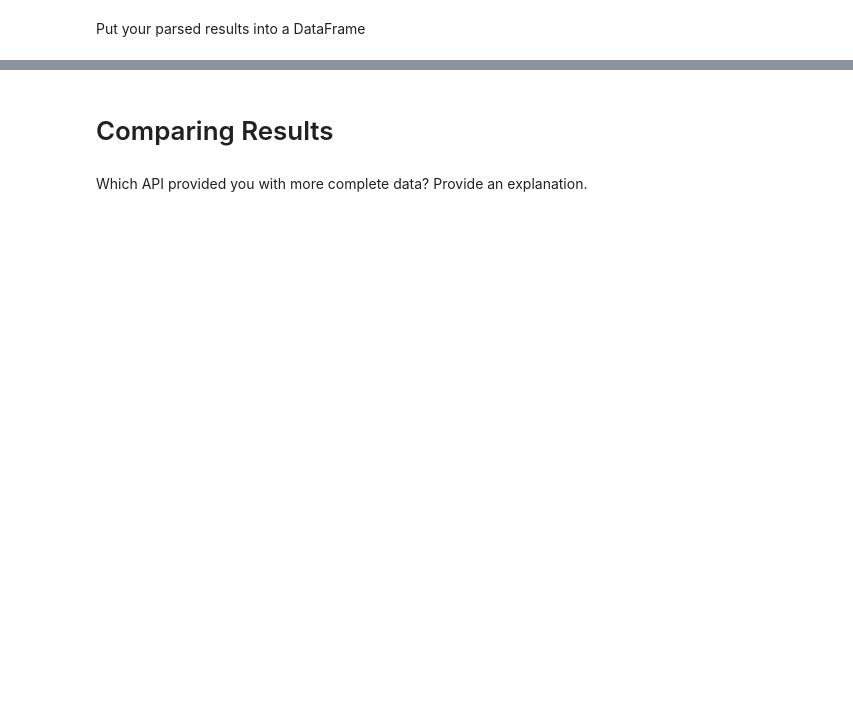
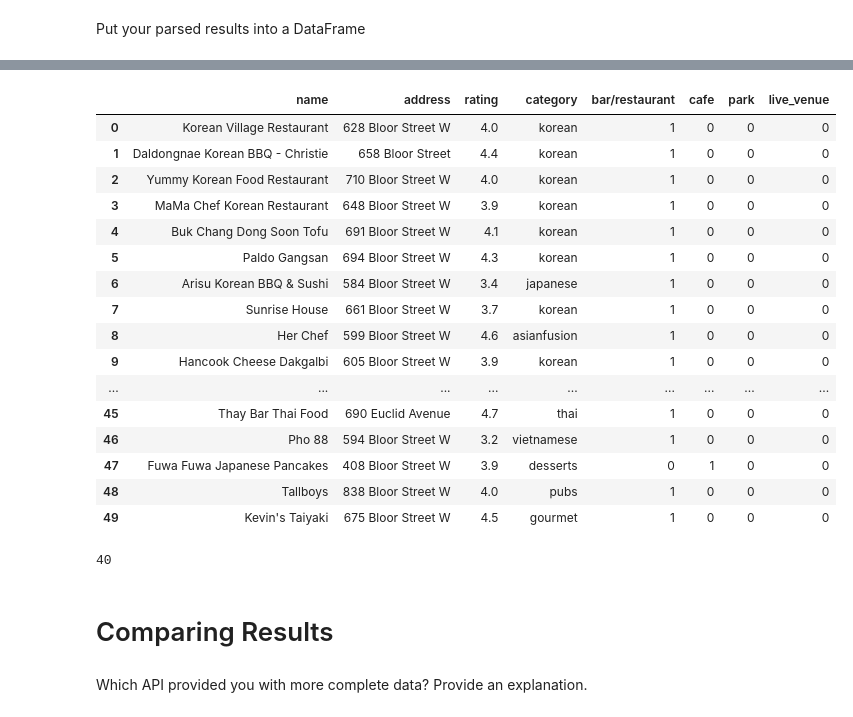
Before and after one commit to tjjdoherty/python-statistical-modelling, a Jupyter notebook: notebooks/yelp_foursquare_EDA.ipynb, the cells around one changed output, grey strips where cells are left out. Saved outputs shown, nothing was run; the diff lists cells and outputs as text; code cells hidden in the pictures; blank space fills up the shorter version.

```diff
--- a/notebooks/yelp_foursquare_EDA.ipynb
+++ b/notebooks/yelp_foursquare_EDA.ipynb
@@ -313,2 +323,22 @@ Parse through the response to get the POI (such as restaurants, bars, etc) detai
+# %%
+name_list = []
+address_list = []
+rating_list = []
+category_list = []
+
+for venue in test_response['businesses']:
+    name_list.append(venue['name'])
+    address_list.append(venue['location'].get('address1', 'Address not available'))
+    rating_list.append(venue['rating'])
+    category_list.append(venue['categories'][0]['alias'])
+
+test_yelp_venue_dictionary = {
+    'name': name_list,
+    'address': address_list,
+    'rating': rating_list,
+    'category': category_list
+}
+
+test_yelp_venue_df = pd.DataFrame(test_yelp_venue_dictionary)
 # %% [markdown]
 Put your parsed results into a DataFrame
@@ -314,0 +362,34 @@ Put your parsed results into a DataFrame
+# %%
+# Define regex patterns - to search within the Yelp category column. These are loose 'contain' matches but bar restaurants has a lot of terms
+yelp_bar_restaurant_pattern = r'\b(bars|restaurants|lounges|bbq|pubs|diner|pizzeria|tavern|night club|nightclub|gourmet|korean|japanese|vietnamese|mexican|italian|indpak|american|hotdog|tradamerican|ethiopian|asianfusion|thai|ramen|french)\b'
+yelp_cafe_pattern = r'\b(cafes|coffee|coffee shop|tea|bakeries|donut|deli|bubbletea|desserts)\b'
+yelp_park_pattern = r'\b(park|playground|monument|plaza)\b'
+yelp_live_venue_pattern = r'\b(concert|music venue|music|comedy|live|theater)\b'
+# %%
+test_yelp_venue_df['bar/restaurant'] = test_yelp_venue_df['category'].str.contains(yelp_bar_restaurant_pattern, case=False, regex=True).astype(int)
+test_yelp_venue_df['cafe'] = test_yelp_venue_df['category'].str.contains(yelp_cafe_pattern, case=False, regex=True).astype(int)
+test_yelp_venue_df['park'] = test_yelp_venue_df['category'].str.contains(yelp_park_pattern, case=False, regex=True).astype(int)
+test_yelp_venue_df['live_venue'] = test_yelp_venue_df['category'].str.contains(yelp_live_venue_pattern, case=False, regex=True).astype(int)
+test_yelp_venue_df
+# %% [output]
+|  | name | address | rating | category | bar/restaurant | cafe | park | live_venue |
+| 0 | Korean Village Restaurant | 628 Bloor Street W | 4.0 | korean | 1 | 0 | 0 | 0 |
+| 1 | Daldongnae Korean BBQ - Christie | 658 Bloor Street | 4.4 | korean | 1 | 0 | 0 | 0 |
+| 2 | Yummy Korean Food Restaurant | 710 Bloor Street W | 4.0 | korean | 1 | 0 | 0 | 0 |
+| 3 | MaMa Chef Korean Restaurant | 648 Bloor Street W | 3.9 | korean | 1 | 0 | 0 | 0 |
+| 4 | Buk Chang Dong Soon Tofu | 691 Bloor Street W | 4.1 | korean | 1 | 0 | 0 | 0 |
+| 5 | Paldo Gangsan | 694 Bloor Street W | 4.3 | korean | 1 | 0 | 0 | 0 |
+| 6 | Arisu Korean BBQ & Sushi | 584 Bloor Street W | 3.4 | japanese | 1 | 0 | 0 | 0 |
+| 7 | Sunrise House | 661 Bloor Street W | 3.7 | korean | 1 | 0 | 0 | 0 |
+| 8 | Her Chef | 599 Bloor Street W | 4.6 | asianfusion | 1 | 0 | 0 | 0 |
+| 9 | Hancook Cheese Dakgalbi | 605 Bloor Street W | 3.9 | korean | 1 | 0 | 0 | 0 |
+| ... | ... | ... | ... | ... | ... | ... | ... | ... |
+| 45 | Thay Bar Thai Food | 690 Euclid Avenue | 4.7 | thai | 1 | 0 | 0 | 0 |
+| 46 | Pho 88 | 594 Bloor Street W | 3.2 | vietnamese | 1 | 0 | 0 | 0 |
+| 47 | Fuwa Fuwa Japanese Pancakes | 408 Bloor Street W | 3.9 | desserts | 0 | 1 | 0 | 0 |
+| 48 | Tallboys | 838 Bloor Street W | 4.0 | pubs | 1 | 0 | 0 | 0 |
+| 49 | Kevin's Taiyaki | 675 Bloor Street W | 4.5 | gourmet | 1 | 0 | 0 | 0 |
+# %%
+test_yelp_venue_df['bar/restaurant'].sum()
+# %% [output]
+40
```
Also changed, not shown: parts of 8 cells of this notebook, 2 other files.
